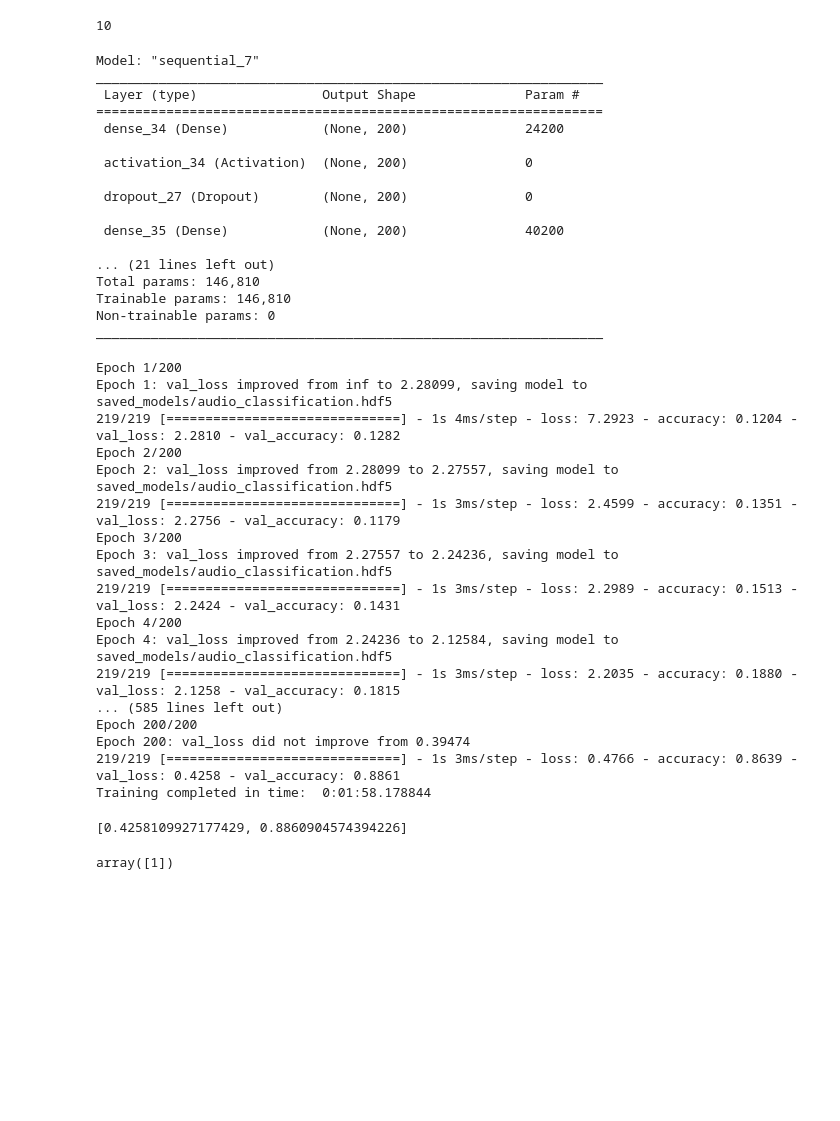
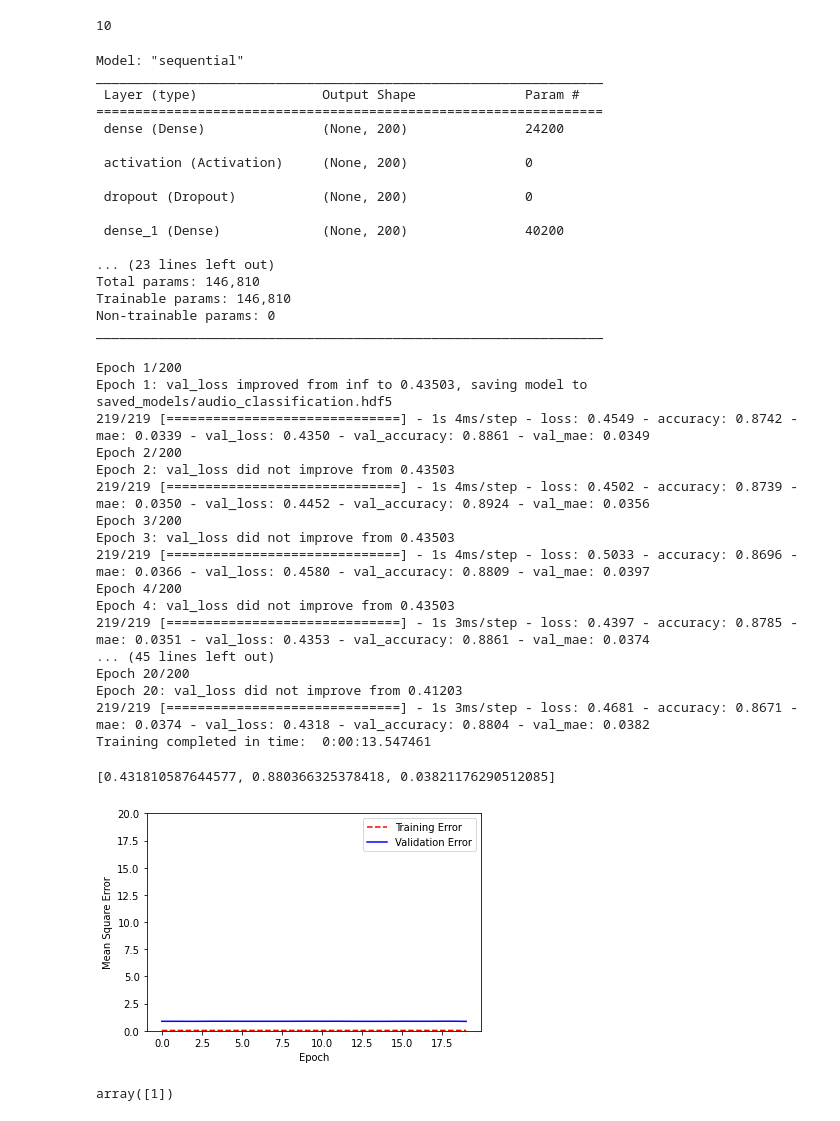
Before and after one commit to ivanxtr/ML_Classification_Models, a Jupyter notebook: Sound_Classification/audio_classification.ipynb, the cells around one changed output. Saved outputs shown, nothing was run; the diff lists cells and outputs as text; code cells hidden in the pictures; blank space fills up the shorter version.

```diff
--- a/Sound_Classification/audio_classification.ipynb
+++ b/Sound_Classification/audio_classification.ipynb
@@ -304,31 +304,36 @@ model.add(Dropout(0.5))
 model.add(Dense(200))
 model.add(Activation('relu'))
 model.add(Dropout(0.5))
+model.add(Flatten())
 ### final layer
 model.add(Dense(num_labels))
 model.add(Activation('softmax'))
 # %%
 model.summary()
 # %% [output]
-Model: "sequential_7"
+Model: "sequential"
 _________________________________________________________________
  Layer (type)                Output Shape              Param #
 =================================================================
- dense_34 (Dense)            (None, 200)               24200
+ dense (Dense)               (None, 200)               24200
 
- activation_34 (Activation)  (None, 200)               0
+ activation (Activation)     (None, 200)               0
 
- dropout_27 (Dropout)        (None, 200)               0
+ dropout (Dropout)           (None, 200)               0
 
- dense_35 (Dense)            (None, 200)               40200
+ dense_1 (Dense)             (None, 200)               40200
 
-... (21 lines left out)
+... (23 lines left out)
 Total params: 146,810
 Trainable params: 146,810
 Non-trainable params: 0
 _________________________________________________________________
 # %%
-model.compile(loss='categorical_crossentropy',metrics=['accuracy'],optimizer='adam')
+model.compile(
+  loss='categorical_crossentropy',
+  metrics=['accuracy','mae'],
+  optimizer='adam'
+)
 # %%
 ## Trianing my model
 from tensorflow.keras.callbacks import ModelCheckpoint
@@ -341,34 +346,64 @@ checkpointer = ModelCheckpoint(filepath='saved_models/audio_classification.hdf5'
                                verbose=1, save_best_only=True)
 start = datetime.now()
 
-model.fit(X_train, y_train, batch_size=num_batch_size, epochs=num_epochs, validation_data=(X_test, y_test), callbacks=[checkpointer], verbose=1)
+early_stop = tf.keras.callbacks.EarlyStopping(
+      monitor='val_loss', patience=10)
+
+history = model.fit(
+  X_train,
+  y_train,
+  batch_size=num_batch_size,
+  epochs=num_epochs,
+  validation_data=(X_test, y_test),
+  callbacks=[checkpointer, early_stop],
+  verbose=1
+)
 
 
 duration = datetime.now() - start
 print("Training completed in time: ", duration)
 # %% [output]
 Epoch 1/200
-Epoch 1: val_loss improved from inf to 2.28099, saving model to saved_models/audio_classification.hdf5
-219/219 [==============================] - 1s 4ms/step - loss: 7.2923 - accuracy: 0.1204 - val_loss: 2.2810 - val_accuracy: 0.1282
+Epoch 1: val_loss improved from inf to 0.43503, saving model to saved_models/audio_classification.hdf5
+219/219 [==============================] - 1s 4ms/step - loss: 0.4549 - accuracy: 0.8742 - mae: 0.0339 - val_loss: 0.4350 - val_accuracy: 0.8861 - val_mae: 0.0349
 Epoch 2/200
-Epoch 2: val_loss improved from 2.28099 to 2.27557, saving model to saved_models/audio_classification.hdf5
-219/219 [==============================] - 1s 3ms/step - loss: 2.4599 - accuracy: 0.1351 - val_loss: 2.2756 - val_accuracy: 0.1179
+Epoch 2: val_loss did not improve from 0.43503
+219/219 [==============================] - 1s 4ms/step - loss: 0.4502 - accuracy: 0.8739 - mae: 0.0350 - val_loss: 0.4452 - val_accuracy: 0.8924 - val_mae: 0.0356
 Epoch 3/200
-Epoch 3: val_loss improved from 2.27557 to 2.24236, saving model to saved_models/audio_classification.hdf5
-219/219 [==============================] - 1s 3ms/step - loss: 2.2989 - accuracy: 0.1513 - val_loss: 2.2424 - val_accuracy: 0.1431
+Epoch 3: val_loss did not improve from 0.43503
+219/219 [==============================] - 1s 4ms/step - loss: 0.5033 - accuracy: 0.8696 - mae: 0.0366 - val_loss: 0.4580 - val_accuracy: 0.8809 - val_mae: 0.0397
 Epoch 4/200
-Epoch 4: val_loss improved from 2.24236 to 2.12584, saving model to saved_models/audio_classification.hdf5
-219/219 [==============================] - 1s 3ms/step - loss: 2.2035 - accuracy: 0.1880 - val_loss: 2.1258 - val_accuracy: 0.1815
-... (585 lines left out)
-Epoch 200/200
-Epoch 200: val_loss did not improve from 0.39474
-219/219 [==============================] - 1s 3ms/step - loss: 0.4766 - accuracy: 0.8639 - val_loss: 0.4258 - val_accuracy: 0.8861
-Training completed in time:  0:01:58.178844
+Epoch 4: val_loss did not improve from 0.43503
+219/219 [==============================] - 1s 3ms/step - loss: 0.4397 - accuracy: 0.8785 - mae: 0.0351 - val_loss: 0.4353 - val_accuracy: 0.8861 - val_mae: 0.0374
+... (45 lines left out)
+Epoch 20/200
+Epoch 20: val_loss did not improve from 0.41203
+219/219 [==============================] - 1s 3ms/step - loss: 0.4681 - accuracy: 0.8671 - mae: 0.0374 - val_loss: 0.4318 - val_accuracy: 0.8804 - val_mae: 0.0382
+Training completed in time:  0:00:13.547461
 # %%
 test_accuracy = model.evaluate(X_test, y_test, verbose = 0)
 test_accuracy
 # %% [output]
-[0.4258109927177429, 0.8860904574394226]
+[0.431810587644577, 0.880366325378418, 0.03821176290512085]
+# %%
+def plot_history(history):
+  hist = pd.DataFrame(history.history)
+  hist['epoch'] = history.epoch
+
+  plt.figure()
+  plt.xlabel('Epoch')
+  plt.ylabel('Mean Square Error')
+  plt.plot(hist['epoch'], hist['mae'],'r--',
+           label='Training Error')
+  plt.plot(hist['epoch'], hist['accuracy'],'b',
+          label = 'Validation Error')
+  plt.ylim([0,20])
+  plt.legend()
+  plt.show()
+# %%
+plot_history(history)
+# %% [output]
+[figure, added]
 # %%
 ### Testing the model
 prediction_feature=features_extractor('./UrbanSound8K/audio/fold1/98223-7-4-0.wav')
```
Also changed, not shown: parts of 2 cells of this notebook, 8 other files.
